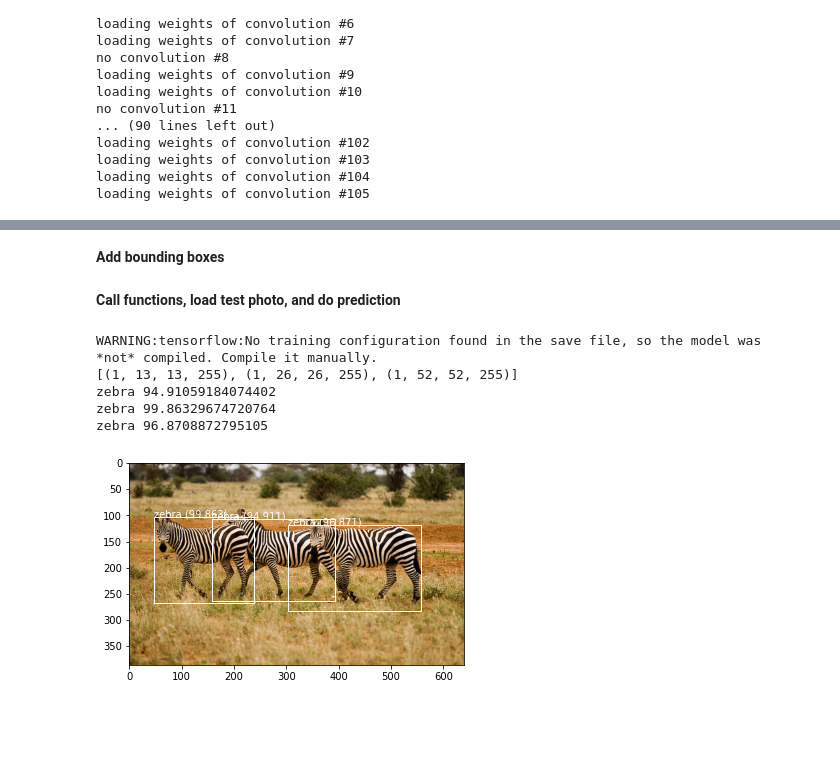
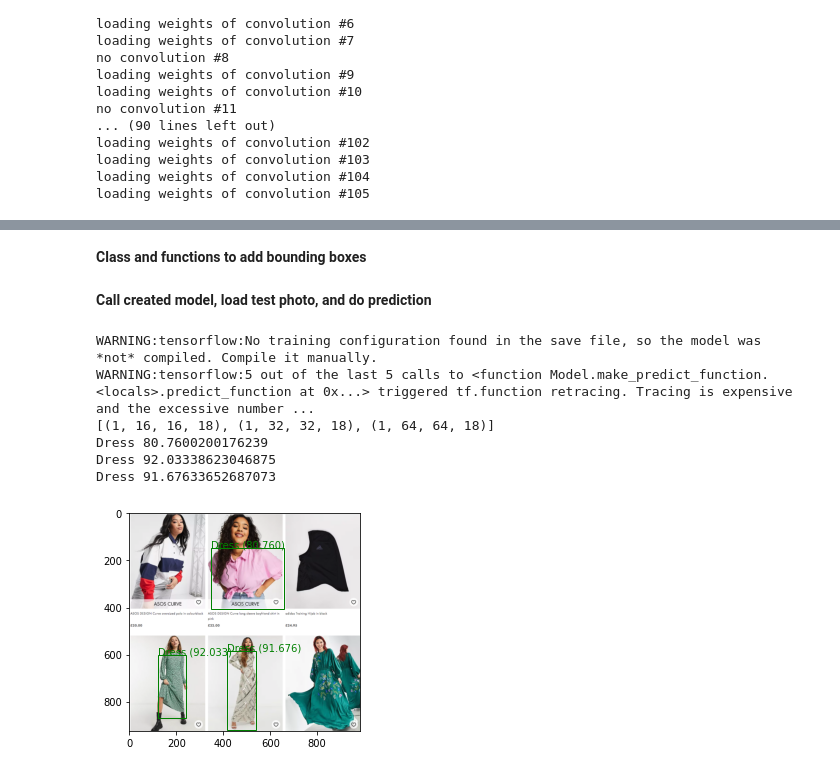
Before and after one commit to Peischlili/ComputerVision_WebScraper, a Jupyter notebook: Yolo3_training/Yolo3_detection.ipynb, the cells around one changed output, grey strips where cells are left out. Saved outputs shown, nothing was run; the diff lists cells and outputs as text; code cells hidden in the pictures; blank space fills up the shorter version.

```diff
--- a/Yolo3_training/Yolo3_detection.ipynb
+++ b/Yolo3_training/Yolo3_detection.ipynb
@@ -230,17 +226,4 @@ model = load_model('model.h5', compile=False)
-# %%
-# load the image with the required size
-image = load_img('zebra.jpg', target_size=(416, 416))
-# convert to numpy array
-image = img_to_array(image)
-# scale pixel values to [0, 1]
-image = image.astype('float32')
-image /= 255.0
-# %%
-# purpose: rescale the bounding boxes of all detected objects from the square shape back to the original shape
-# load the image to get its shape
-image = load_img('zebra.jpg')
-width, height = image.size
 # %% [markdown]
-**Add bounding boxes**
+**Class and functions to add bounding boxes**
 # %%
 class BoundBox:
@@ -405,46 +388,47 @@ def draw_boxes(filename, v_boxes, v_labels, v_scores):
 # %% [markdown]
-**Call functions, load test photo, and do prediction**
+**Call created model, load test photo, and do prediction**
 # %%
 # load yolov3 model
-model = load_model('model.h5')
+model = load_model('/Users/peisch/code/WebScraper/test_scrap/model.h5')
 # define the expected input shape for the model
-input_w, input_h = 416, 416
+input_w, input_h = 512, 512
 # define our new photo
-photo_filename = 'zebra.jpg'
+photo_filename = '/Users/peisch/Desktop/detection_img/img_5.jpg'
 # load and prepare image
 image, image_w, image_h = load_image_pixels(photo_filename, (input_w, input_h))
 # make prediction
 yhat = model.predict(image)
 # summarize the shape of the list of arrays
 print([a.shape for a in yhat])
 
 # define the anchors
 anchors = [[116,90, 156,198, 373,326], [30,61, 62,45, 59,119], [10,13, 16,30, 33,23]]
 # define the probability threshold for detected objects
 class_threshold = 0.8
 boxes = list()
 
 for i in range(len(yhat)):
-	# decode the output of the network
-	boxes += decode_netout(yhat[i][0], anchors[i], class_threshold, input_h, input_w)
+    # decode the output of the network
+    boxes += decode_netout(yhat[i][0], anchors[i], class_threshold, input_h, input_w)
 # correct the sizes of the bounding boxes for the shape of the image
 correct_yolo_boxes(boxes, image_h, image_w, input_h, input_w)
 # suppress non-maximal boxes
 do_nms(boxes, 0.5)
 # define the labels
 labels = ["Dress"]
 
 # get the details of the detected objects
 v_boxes, v_labels, v_scores = get_boxes(boxes, labels, class_threshold)
 # summarize what we found
 for i in range(len(v_boxes)):
-	print(v_labels[i], v_scores[i])
+    print(v_labels[i], v_scores[i])
 # draw what we found
 draw_boxes(photo_filename, v_boxes, v_labels, v_scores)
 # %% [output]
 WARNING:tensorflow:No training configuration found in the save file, so the model was *not* compiled. Compile it manually.
-[(1, 13, 13, 255), (1, 26, 26, 255), (1, 52, 52, 255)]
-zebra 94.91059184074402
-zebra 99.86329674720764
-zebra 96.8708872795105
+WARNING:tensorflow:5 out of the last 5 calls to <function Model.make_predict_function.<locals>.predict_function at 0x...> triggered tf.function retracing. Tracing is expensive and the excessive number ...
+[(1, 16, 16, 18), (1, 32, 32, 18), (1, 64, 64, 18)]
+Dress 80.7600200176239
+Dress 92.03338623046875
+Dress 91.67633652687073
-[figure, old version]
+[figure, new version]
```
Also changed, not shown: parts of 6 cells of this notebook, 6 other files.
